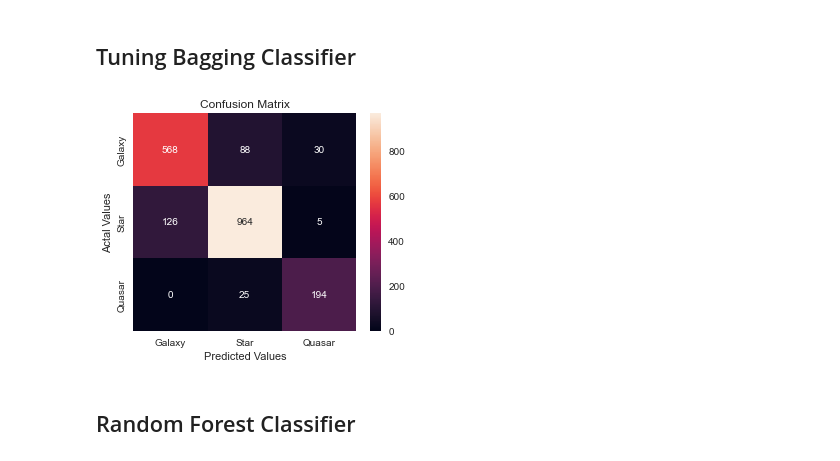
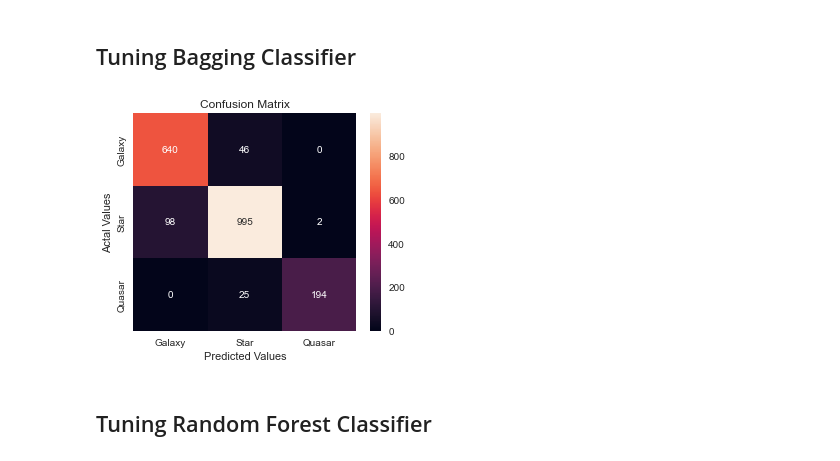
Before and after one commit to sheetalrprasad/Classification-of-Space-Objects, a Jupyter notebook: Sky Objects.ipynb, the cells around one changed output. Saved outputs shown, nothing was run; the diff lists cells and outputs as text; code cells hidden in the pictures.

```diff
--- a/Sky Objects.ipynb
+++ b/Sky Objects.ipynb
@@ -20,8 +22,8 @@ from sklearn.model_selection import GridSearchCV
 # %% [markdown]
 ## Cleaning
 # %%
-filePath = 'data/Skyserver_SQL4_7_2022 12_58_52 AM.csv'
-# filePath = 'data/sample.csv'
+filePath = 'C:/Users/asus/CS649_SkyObjectProject/data/Skyserver_SQL4_7_2022 12_58_52 AM.csv'
+#filePath = 'C:/Users/asus/CS649_SkyObjectProject/data/sample.csv'
 # %%
 def readCSV(filePath, isSample = False):
     if not isSample:
@@ -591,12 +619,12 @@ comparisonColumnsTuningData.append(["Tuned LR",testAccuracy,precision,recall,f1s
 # %% [markdown]
 ## Tuning Bagging Classifier
 # %%
-tunedBaggingClassifier= BaggingClassifier(base_estimator=logisticRegression, n_estimators=100,bootstrap=True, n_jobs=-1, random_state=7)
+tunedBaggingClassifier= BaggingClassifier(base_estimator=linearSVC, n_estimators=100,bootstrap=True, n_jobs=-1, random_state=7)
 tunedClassPredictionBag = model(tunedBaggingClassifier,"Tuned Bagging Classifier",X_train, y_train, False)
 bagClassConfusionMatrix = confusion_matrix(y_test,tunedClassPredictionBag)
 plotConfusionMatrixDF(bagClassConfusionMatrix)
 # %% [output]
-[figure, old version]
+[figure, new version]
 # %%
 testAccuracy = round(accuracy_score(y_test,tunedClassPredictionBag)*100,2)
 precision, recall, f1score, support = score(y_test, tunedClassPredictionBag, average='macro')
@@ -604,4 +632,4 @@ precision, recall, f1score, support = score(y_test, tunedClassPredictionBag, ave
 comparisonColumnsTuningData.append(comparisonDF[comparisonDF['Model']=='Bagging Classifier'].values.flatten().tolist())
 comparisonColumnsTuningData.append(["Tuned Bagging Classifier",testAccuracy,precision,recall,f1score])
 # %% [markdown]
-## Random Forest Classifier
+## Tuning Random Forest Classifier
```
Also changed, not shown: parts of 20 cells of this notebook, 2 other files.
